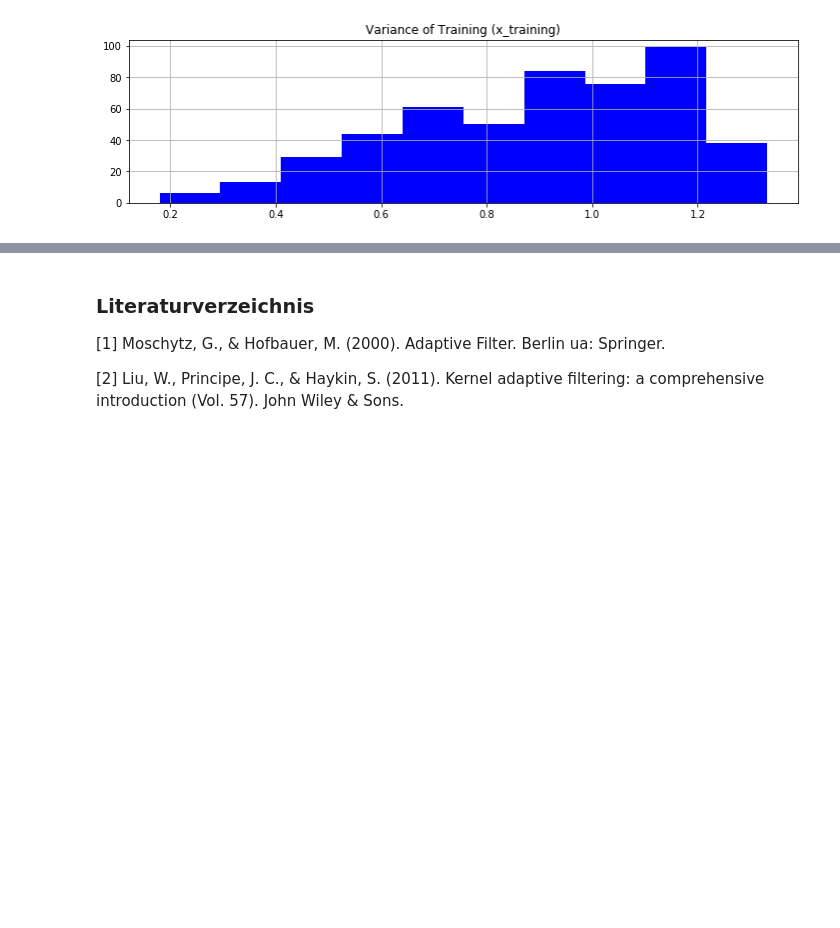
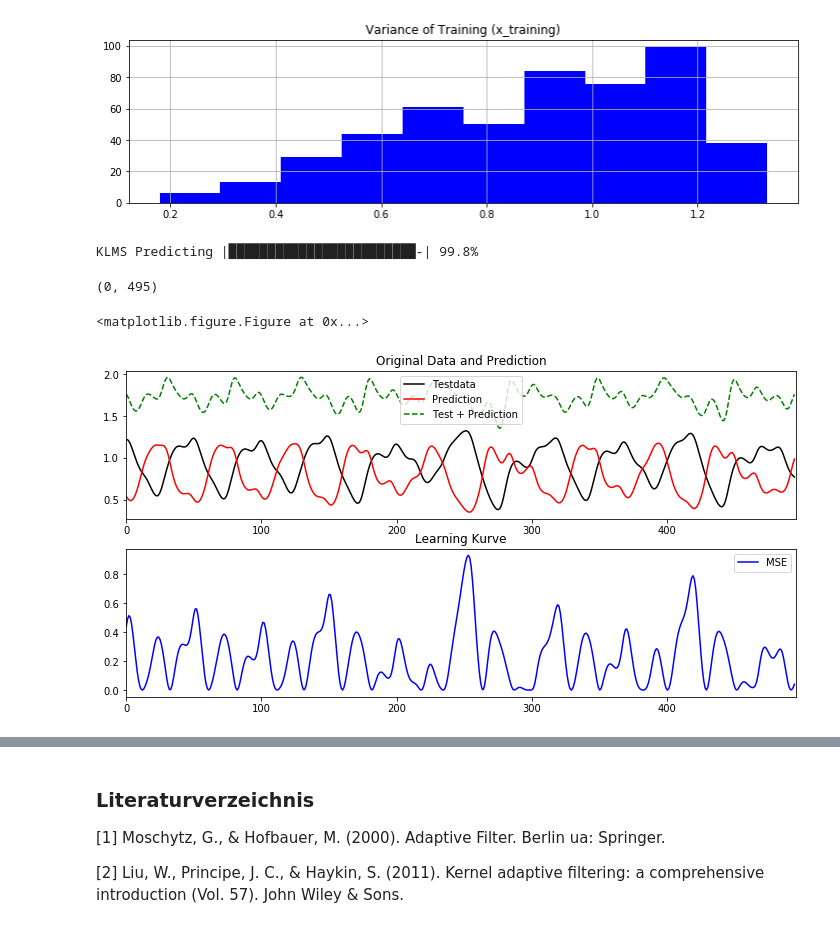
Before and after one commit to xhain/Systemidentifikation, a Jupyter notebook: python/Systemidentifikation.ipynb, the cells around one changed output, grey strips where cells are left out. Cells and saved outputs as stored; diff of their text form; code cells hidden in the pictures; blank space fills up the shorter version.

Commit message:
Fixed KLMS in iPython (.T was needed on test/training data...)

```diff
--- a/python/Systemidentifikation.ipynb
+++ b/python/Systemidentifikation.ipynb
@@ -588,0 +599,51 @@ Kern, Ep, Wp, Yp = algo.Kpredict(Kern, N, x_test, x_test)
+# %%
+# KLMS
+import algorithms as algo
+import tools as ts
+
+# Number of Filtercoeffs
+N = 5
+
+start = 0
+samps = 500
+end = start + samps
+
+# Add Noise
+#x_test, SNRdB = ts.addNoise(x_test, 0.01)
+
+# Cut Chunks (for debugging cuz faster)
+traindata = x_training[:,start:end] #- np.mean(x_training)
+testdata = x_test[:,start:end]
+
+# Initialize klms
+Kern = algo.klms(N,'gauss', mu=0.01, sigma=0.5)
+
+# train klms
+Et = algo.Klearn(Kern, N, traindata, traindata)
+
+# test klms
+Ep, Yp = algo.Kpredict(Kern, N, testdata, testdata)
+# %% [output]
+KLMS Predicting |████████████████████████-| 99.8%
+# %%
+# # # # # PLOT # # # # # #
+plt.clf()
+fig = plt.figure(figsize=(12, 6))
+
+plt.subplot(211)
+plt.title('Original Data and Prediction')
+plt.plot(testdata.T[N:],'k')
+plt.plot(Yp[N:],'r')
+plt.plot(Yp[N:] + testdata.T[N:],'g--')
+plt.legend(['Testdata','Prediction','Test + Prediction'])
+plt.xlim([0,samps-N])
+
+plt.subplot(212)
+plt.title('Learning Kurve')
+plt.plot(Ep[N:],'b')
+plt.legend(['MSE'])
+plt.xlim([0,samps-N])
+# %% [output]
+(0, 495)
+<matplotlib.figure.Figure at 0x...>
+[figure, added]
```
Also changed, not shown: parts of 30 cells of this notebook.
